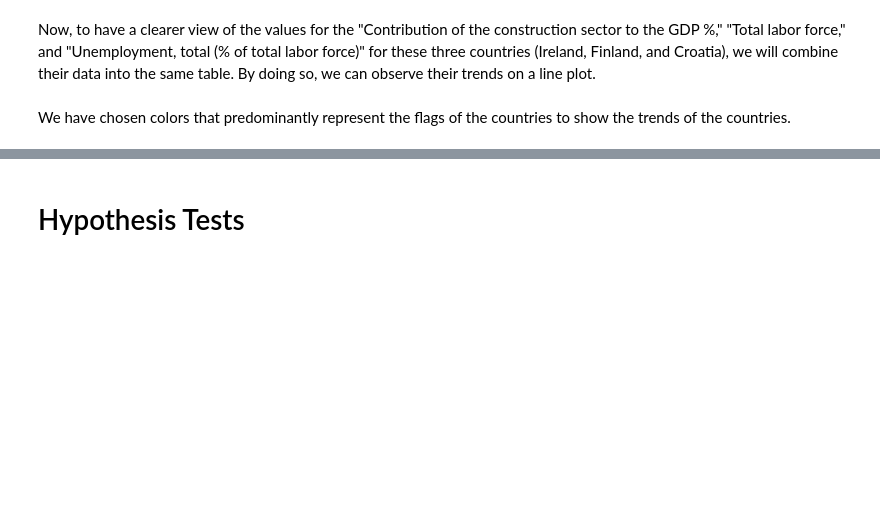
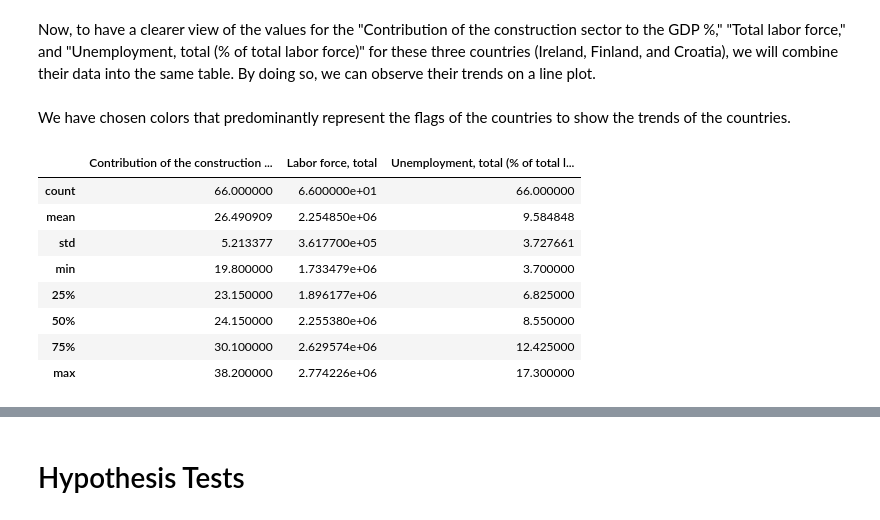
Before and after one commit to burakgulecyuz/assignment, a Jupyter notebook: assignment_2_code.ipynb, the cells around one changed output, grey strips where cells are left out. Saved outputs shown, nothing was run; the diff lists cells and outputs as text; code cells hidden in the pictures; blank space fills up the shorter version.

```diff
--- a/assignment_2_code.ipynb
+++ b/assignment_2_code.ipynb
@@ -405,0 +393,14 @@ fig.show()
+# %%
+describe_df = merged_filtered.describe()
+# %%
+describe_df
+# %% [output]
+|  | Contribution of the construction ... | Labor force, total | Unemployment, total (% of total l... |
+| count | 66.000000 | 6.600000e+01 | 66.000000 |
+| mean | 26.490909 | 2.254850e+06 | 9.584848 |
+| std | 5.213377 | 3.617700e+05 | 3.727661 |
+| min | 19.800000 | 1.733479e+06 | 3.700000 |
+| 25% | 23.150000 | 1.896177e+06 | 6.825000 |
+| 50% | 24.150000 | 2.255380e+06 | 8.550000 |
+| 75% | 30.100000 | 2.629574e+06 | 12.425000 |
+| max | 38.200000 | 2.774226e+06 | 17.300000 |
```
Also changed, not shown: parts of 50 cells of this notebook.
